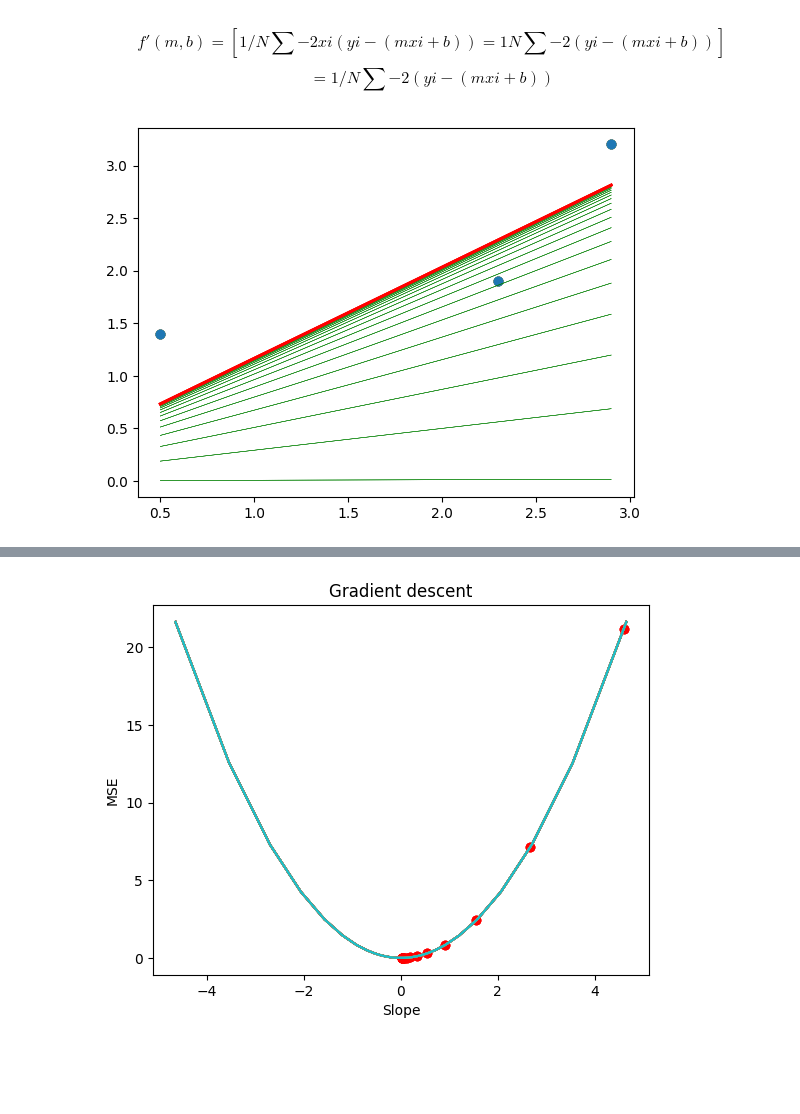
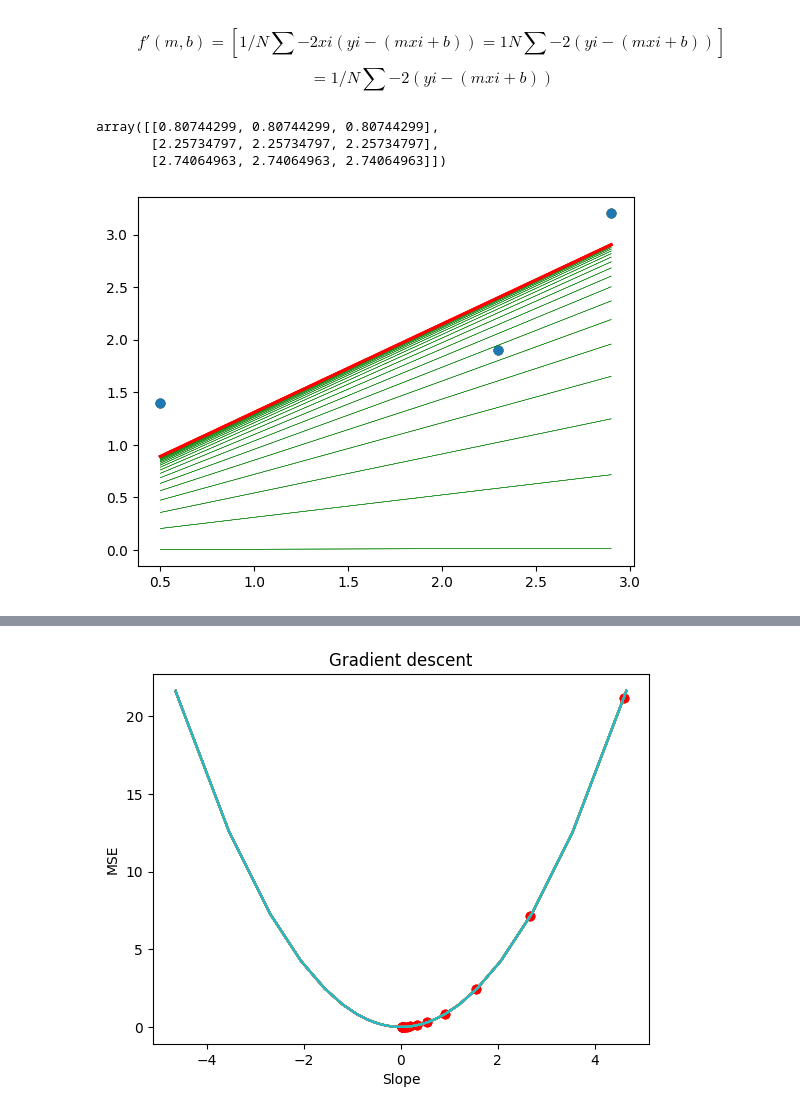
Before and after one commit to Q-Dead/Machine-Learning-Projects, a Jupyter notebook: Gradient Descent-Linear Regresion/Linear-regression-from-scratch.ipynb, the cells around one changed output, grey strips where cells are left out. Saved outputs shown, nothing was run; the diff lists cells and outputs as text; code cells hidden in the pictures; blank space fills up the shorter version.

```diff
--- a/Gradient Descent-Linear Regresion/Linear-regression-from-scratch.ipynb
+++ b/Gradient Descent-Linear Regresion/Linear-regression-from-scratch.ipynb
@@ -85,27 +85,30 @@ def mse(X, square_diff):
 # %%
 # This dataset is the same as in the video in StatQuest about gradient descent
 weight = [0.5, 2.3, 2.9]
 height = [1.4, 1.9, 3.2]
 
 weight_height_dt = {
     "weight":weight,
     "height":height
 }
 
 weight_height_dt = pd.DataFrame(weight_height_dt)
 weight_height_dt
 
-y_pred_test, mse, intercept_out, slope_out = fit_predict(np.array([weight_height_dt["weight"]]).T, np.array([weight_height_dt["weight"]]).T)
+y_pred_test, mse, intercept_out, slope_out = fit_predict(np.array([weight_height_dt["weight"]]).T, np.array([weight_height_dt["height"]]).T)
 plt.scatter(x=weight_height_dt["weight"] , y=weight_height_dt["height"])
 
 for i in range (len(y_pred_test)):
     plt.scatter(x=weight_height_dt["weight"] , y=weight_height_dt["height"])
     if i < (len(y_pred_test)-1):
         plt.plot(weight_height_dt["weight"], y_pred_test[i], color='green', linewidth=0.3)
     else:
         plt.plot(weight_height_dt["weight"], y_pred_test[i], color='red', linewidth=2)
 # %% [output]
+array([[0.80744299, 0.80744299, 0.80744299],
+       [2.25734797, 2.25734797, 2.25734797],
+       [2.74064963, 2.74064963, 2.74064963]])
-[figure, old version]
+[figure, new version]
 # %%
 # Todo planning to graph the gradient descent
 # %%
```
Also changed, not shown: 53 other files.
